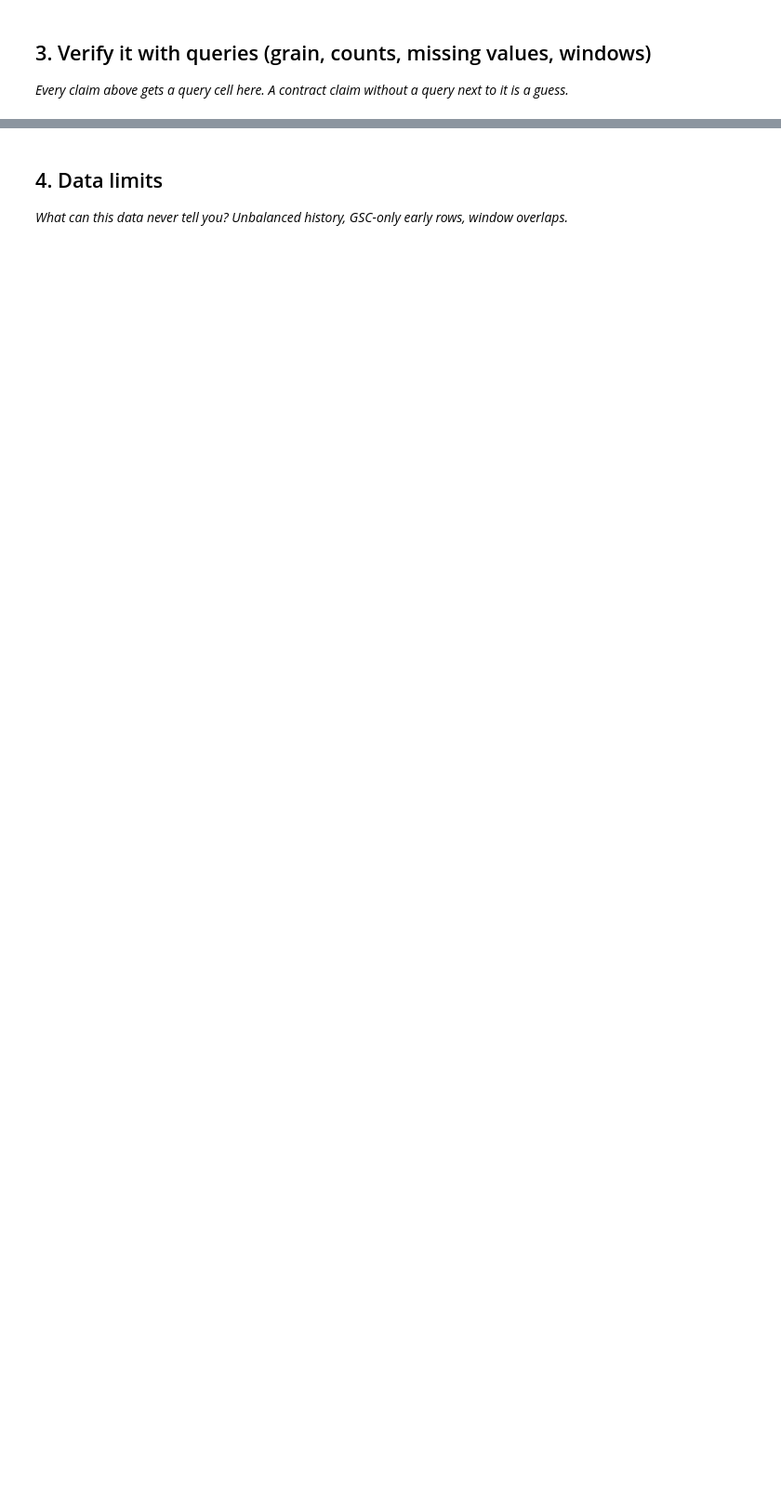
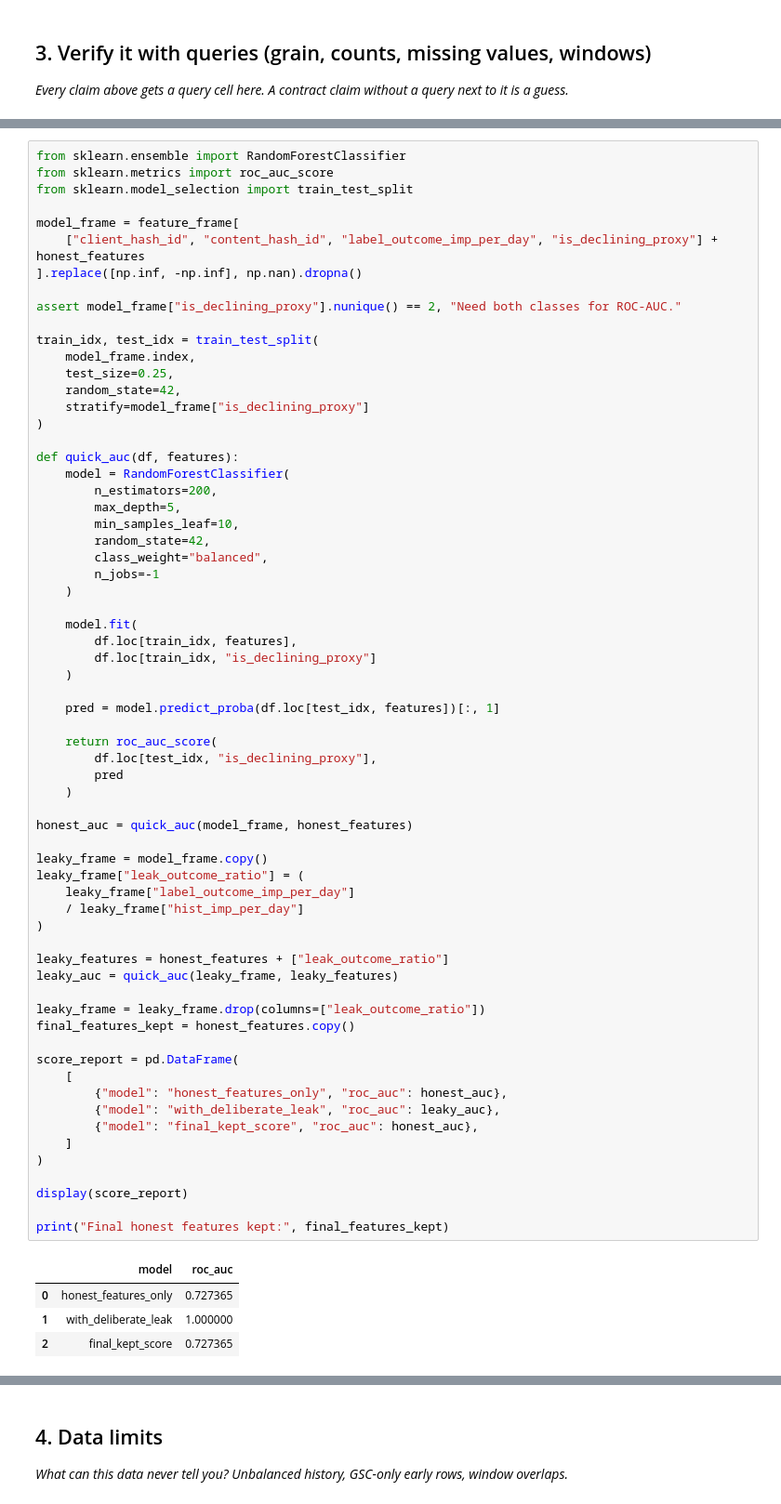
Before and after one commit to Cyb3rVigil/flyrank-ml-internship, a Jupyter notebook: work/notebooks/w03_data_contract.ipynb, the cells around one changed output, grey strips where cells are left out. Shown at 93% size. Drawn from its saved outputs; the diff is of its cells as text; blank space fills up the shorter version.

```diff
--- a/work/notebooks/w03_data_contract.ipynb
+++ b/work/notebooks/w03_data_contract.ipynb
@@ -29,0 +341,70 @@ This skeleton is yours to fill. Work the sections **in order** — each one has
+# %%
+from sklearn.ensemble import RandomForestClassifier
+from sklearn.metrics import roc_auc_score
+from sklearn.model_selection import train_test_split
+
+model_frame = feature_frame[
+    ["client_hash_id", "content_hash_id", "label_outcome_imp_per_day", "is_declining_proxy"] + honest_features
+].replace([np.inf, -np.inf], np.nan).dropna()
+
+assert model_frame["is_declining_proxy"].nunique() == 2, "Need both classes for ROC-AUC."
+
+train_idx, test_idx = train_test_split(
+    model_frame.index,
+    test_size=0.25,
+    random_state=42,
+    stratify=model_frame["is_declining_proxy"]
+)
+
+def quick_auc(df, features):
+    model = RandomForestClassifier(
+        n_estimators=200,
+        max_depth=5,
+        min_samples_leaf=10,
+        random_state=42,
+        class_weight="balanced",
+        n_jobs=-1
+    )
+
+    model.fit(
+        df.loc[train_idx, features],
+        df.loc[train_idx, "is_declining_proxy"]
+    )
+
+    pred = model.predict_proba(df.loc[test_idx, features])[:, 1]
+
+    return roc_auc_score(
+        df.loc[test_idx, "is_declining_proxy"],
+        pred
+    )
+
+honest_auc = quick_auc(model_frame, honest_features)
+
+leaky_frame = model_frame.copy()
+leaky_frame["leak_outcome_ratio"] = (
+    leaky_frame["label_outcome_imp_per_day"]
+    / leaky_frame["hist_imp_per_day"]
+)
+
+leaky_features = honest_features + ["leak_outcome_ratio"]
+leaky_auc = quick_auc(leaky_frame, leaky_features)
+
+leaky_frame = leaky_frame.drop(columns=["leak_outcome_ratio"])
+final_features_kept = honest_features.copy()
+
+score_report = pd.DataFrame(
+    [
+        {"model": "honest_features_only", "roc_auc": honest_auc},
+        {"model": "with_deliberate_leak", "roc_auc": leaky_auc},
+        {"model": "final_kept_score", "roc_auc": honest_auc},
+    ]
+)
+
+display(score_report)
+
+print("Final honest features kept:", final_features_kept)
+# %% [output]
+|  | model | roc_auc |
+| 0 | honest_features_only | 0.727365 |
+| 1 | with_deliberate_leak | 1.000000 |
+| 2 | final_kept_score | 0.727365 |
```
Also changed, not shown: parts of 19 cells of this notebook.
